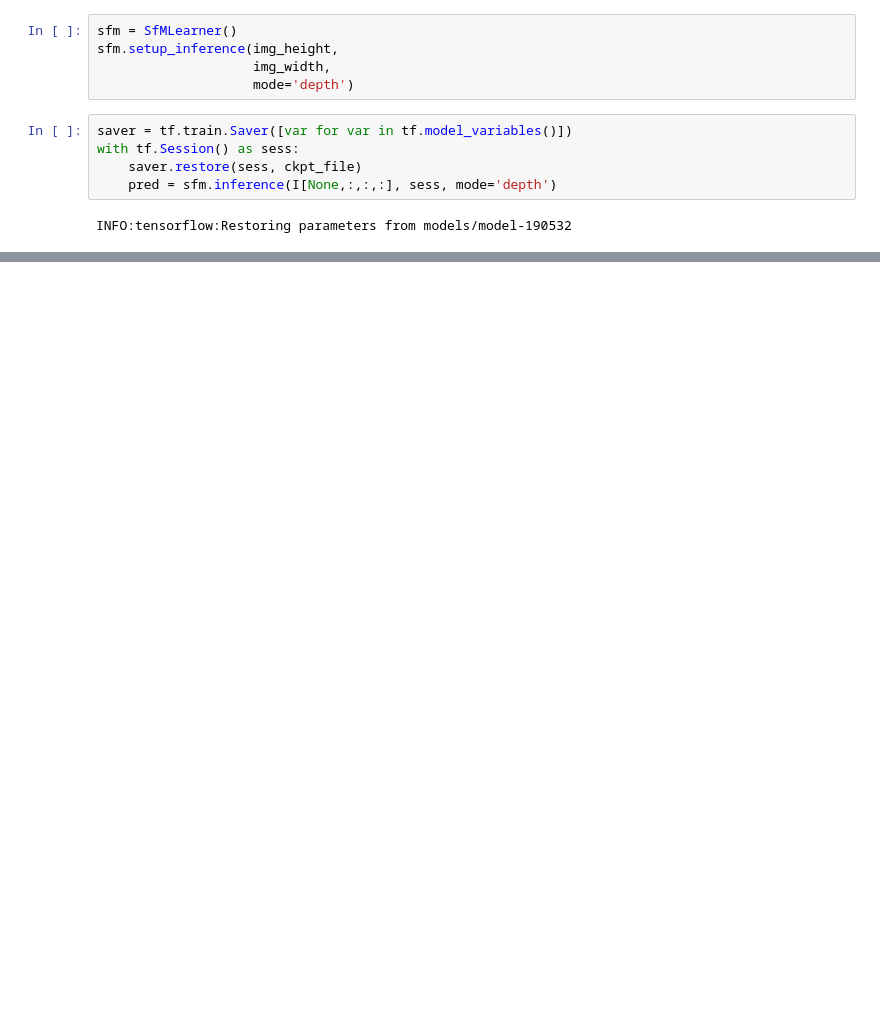
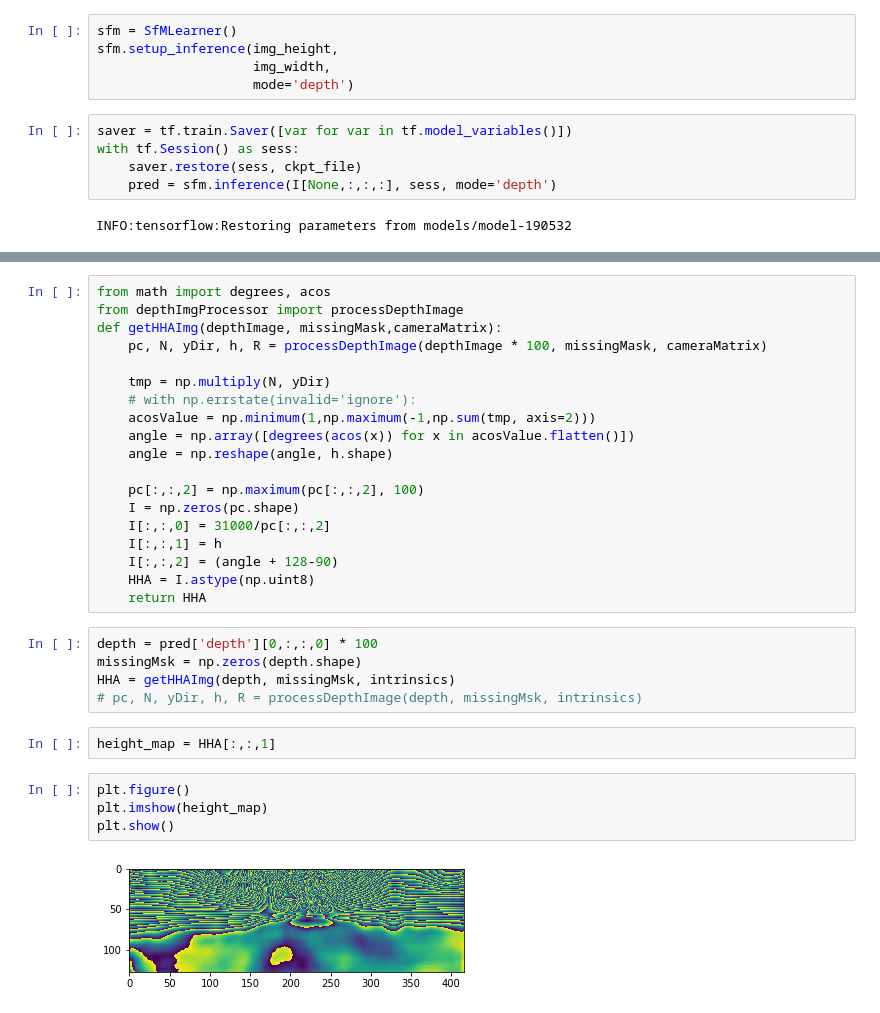
Before and after one commit to ZhangMenghe/SfMLearner, a Jupyter notebook: demo.ipynb, the cells around one changed output, grey strips where cells are left out. Drawn from its saved outputs; the diff is of its cells as text; blank space fills up the shorter version.

```diff
--- a/demo.ipynb
+++ b/demo.ipynb
@@ -35,0 +68,32 @@ plt.subplot(1,2,2); plt.imshow(normalize_depth_for_display(pred['depth'][0,:,:,0
+# %%
+from math import degrees, acos
+from depthImgProcessor import processDepthImage
+def getHHAImg(depthImage, missingMask,cameraMatrix):
+    pc, N, yDir, h, R = processDepthImage(depthImage * 100, missingMask, cameraMatrix)
+
+    tmp = np.multiply(N, yDir)
+    # with np.errstate(invalid='ignore'):
+    acosValue = np.minimum(1,np.maximum(-1,np.sum(tmp, axis=2)))
+    angle = np.array([degrees(acos(x)) for x in acosValue.flatten()])
+    angle = np.reshape(angle, h.shape)
+
+    pc[:,:,2] = np.maximum(pc[:,:,2], 100)
+    I = np.zeros(pc.shape)
+    I[:,:,0] = 31000/pc[:,:,2]
+    I[:,:,1] = h
+    I[:,:,2] = (angle + 128-90)
+    HHA = I.astype(np.uint8)
+    return HHA
+# %%
+depth = pred['depth'][0,:,:,0] * 100
+missingMsk = np.zeros(depth.shape)
+HHA = getHHAImg(depth, missingMsk, intrinsics)
+# pc, N, yDir, h, R = processDepthImage(depth, missingMsk, intrinsics)
+# %%
+height_map = HHA[:,:,1]
+# %%
+plt.figure()
+plt.imshow(height_map)
+plt.show()
+# %% [output]
+[figure, added]
```
Also changed, not shown: parts of 5 cells of this notebook, 9 other files.
